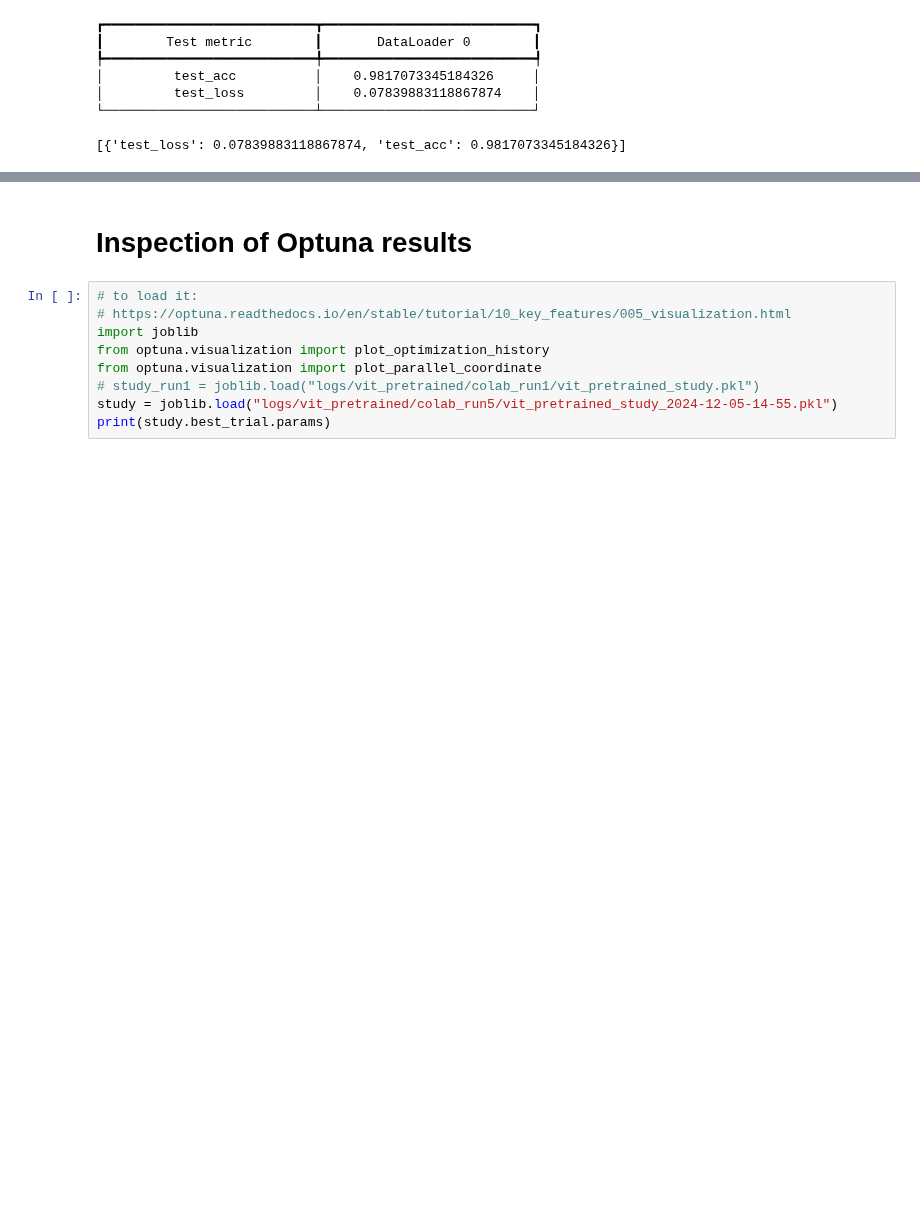
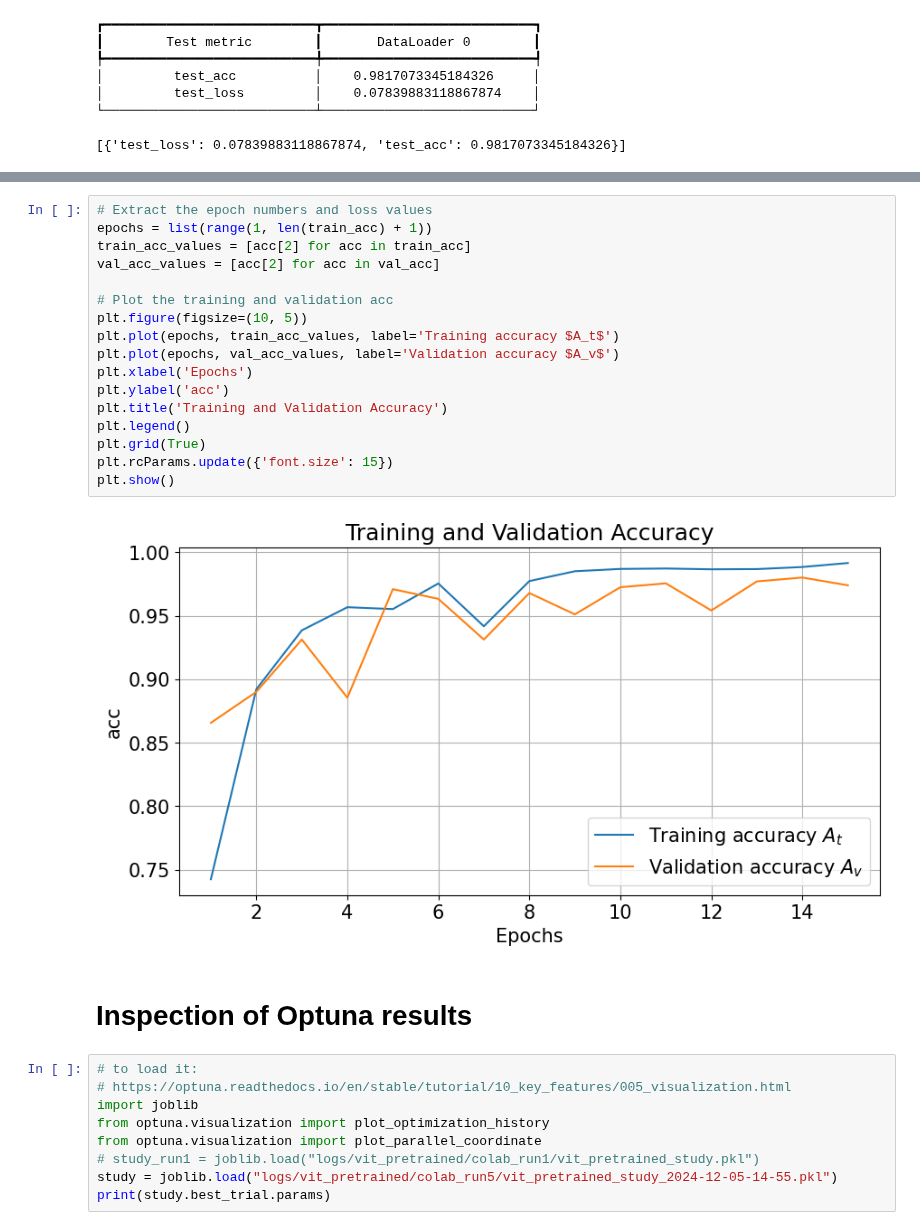
Before and after one commit to Andreas691667/DL24Project, a Jupyter notebook: vit_pretrained.ipynb, the cells around one changed output, grey strips where cells are left out. Cells and saved outputs as stored; diff of their text form; blank space fills up the shorter version.

```diff
--- a/vit_pretrained.ipynb
+++ b/vit_pretrained.ipynb
@@ -354,3 +384,22 @@ c:\Users\Andreas\anaconda3\envs\deep_learning\Lib\site-packages\lightning\pytorc
+# %%
+# Extract the epoch numbers and loss values
+epochs = list(range(1, len(train_acc) + 1))
+train_acc_values = [acc[2] for acc in train_acc]
+val_acc_values = [acc[2] for acc in val_acc]
+
+# Plot the training and validation acc
+plt.figure(figsize=(10, 5))
+plt.plot(epochs, train_acc_values, label='Training accuracy $A_t$')
+plt.plot(epochs, val_acc_values, label='Validation accuracy $A_v$')
+plt.xlabel('Epochs')
+plt.ylabel('acc')
+plt.title('Training and Validation Accuracy')
+plt.legend()
+plt.grid(True)
+plt.rcParams.update({'font.size': 15})
+plt.show()
+# %% [output]
+[figure, added]
 # %% [markdown]
 # Inspection of Optuna results
 # %%
```
Also changed, not shown: parts of 5 cells of this notebook, 7 other files.
